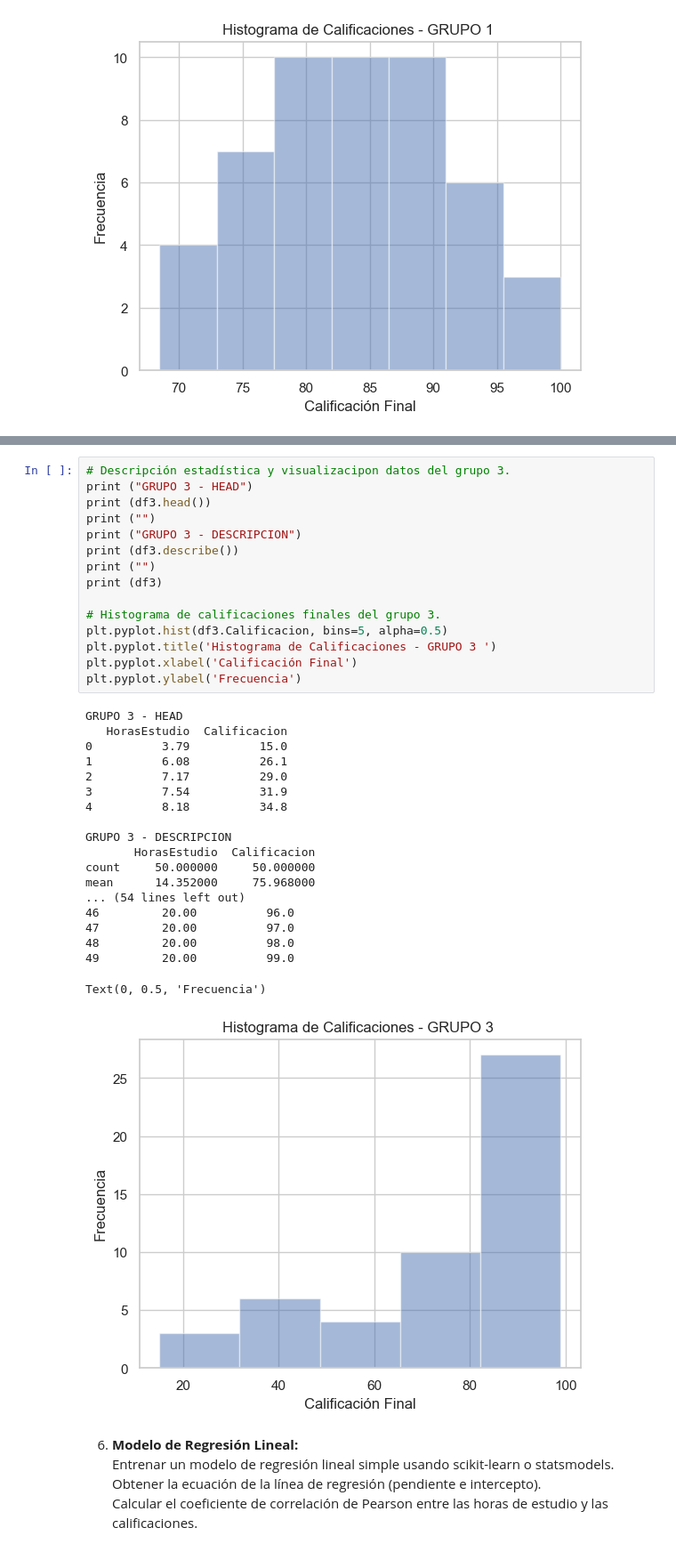
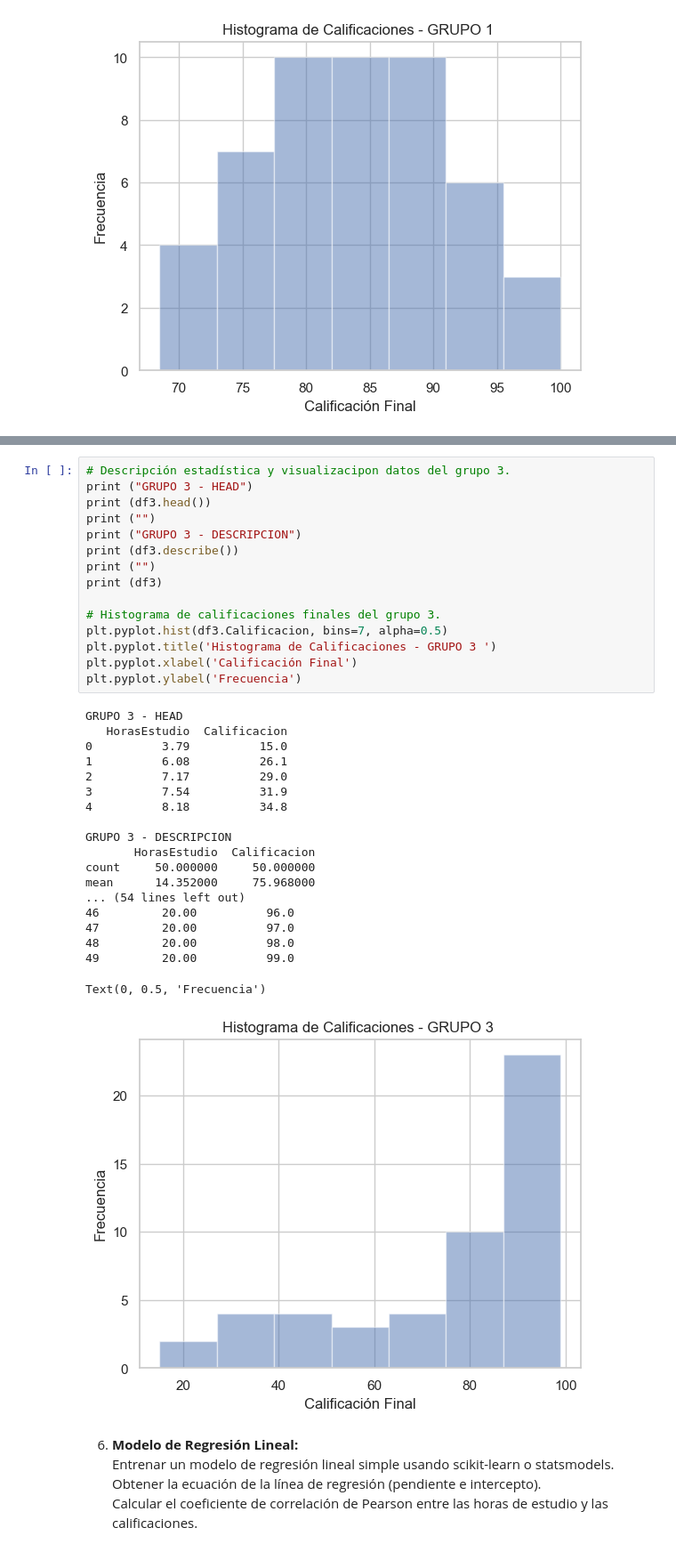
Before and after one commit to EmanuelMmmmmm/Probabilidad, a Jupyter notebook: UNIDADES 5 Y 6/ProyectoFinalUNIDAD5.ipynb, the cells around one changed output, grey strips where cells are left out. Shown: that part at 89% size. Saved outputs shown, nothing was run; the diff lists cells and outputs as text.

```diff
--- a/UNIDADES 5 Y 6/ProyectoFinalUNIDAD5.ipynb
+++ b/UNIDADES 5 Y 6/ProyectoFinalUNIDAD5.ipynb
@@ -105,35 +105,35 @@ print ("GRUPO 3 - HEAD")
 print (df3.head())
 print ("")
 print ("GRUPO 3 - DESCRIPCION")
 print (df3.describe())
 print ("")
 print (df3)
 
 # Histograma de calificaciones finales del grupo 3.
-plt.pyplot.hist(df3.Calificacion, bins=5, alpha=0.5)
+plt.pyplot.hist(df3.Calificacion, bins=7, alpha=0.5)
 plt.pyplot.title('Histograma de Calificaciones - GRUPO 3 ')
 plt.pyplot.xlabel('Calificación Final')
 plt.pyplot.ylabel('Frecuencia')
 # %% [output]
 GRUPO 3 - HEAD
    HorasEstudio  Calificacion
 0          3.79          15.0
 1          6.08          26.1
 2          7.17          29.0
 3          7.54          31.9
 4          8.18          34.8
 
 GRUPO 3 - DESCRIPCION
        HorasEstudio  Calificacion
 count     50.000000     50.000000
 mean      14.352000     75.968000
 ... (54 lines left out)
 46         20.00          96.0
 47         20.00          97.0
 48         20.00          98.0
 49         20.00          99.0
 Text(0, 0.5, 'Frecuencia')
-[figure, old version]
+[figure, new version]
 # %% [markdown]
 6. <b> Modelo de Regresión Lineal: </b> <br>
 Entrenar un modelo de regresión lineal simple usando scikit-learn o statsmodels. <br>
```
Also changed, not shown: parts of 1 cell of this notebook.
